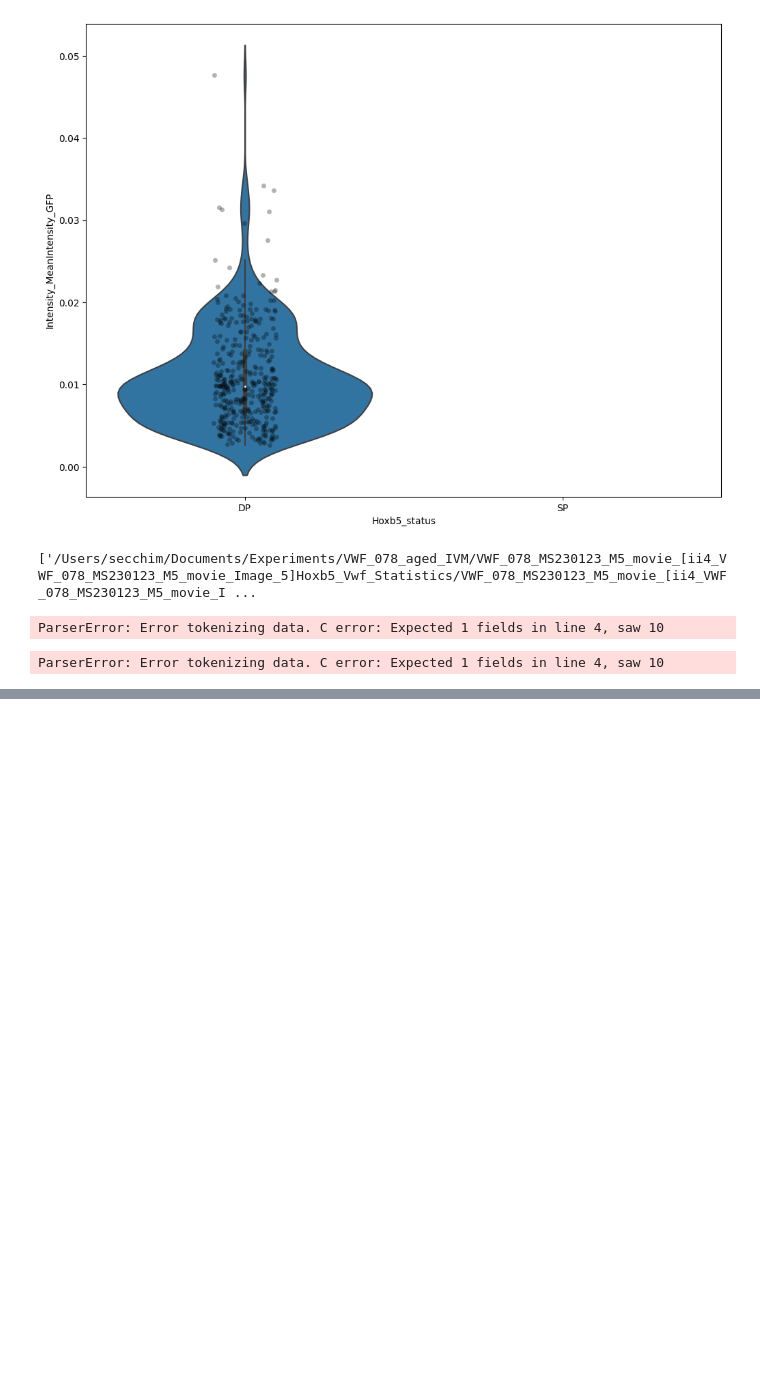
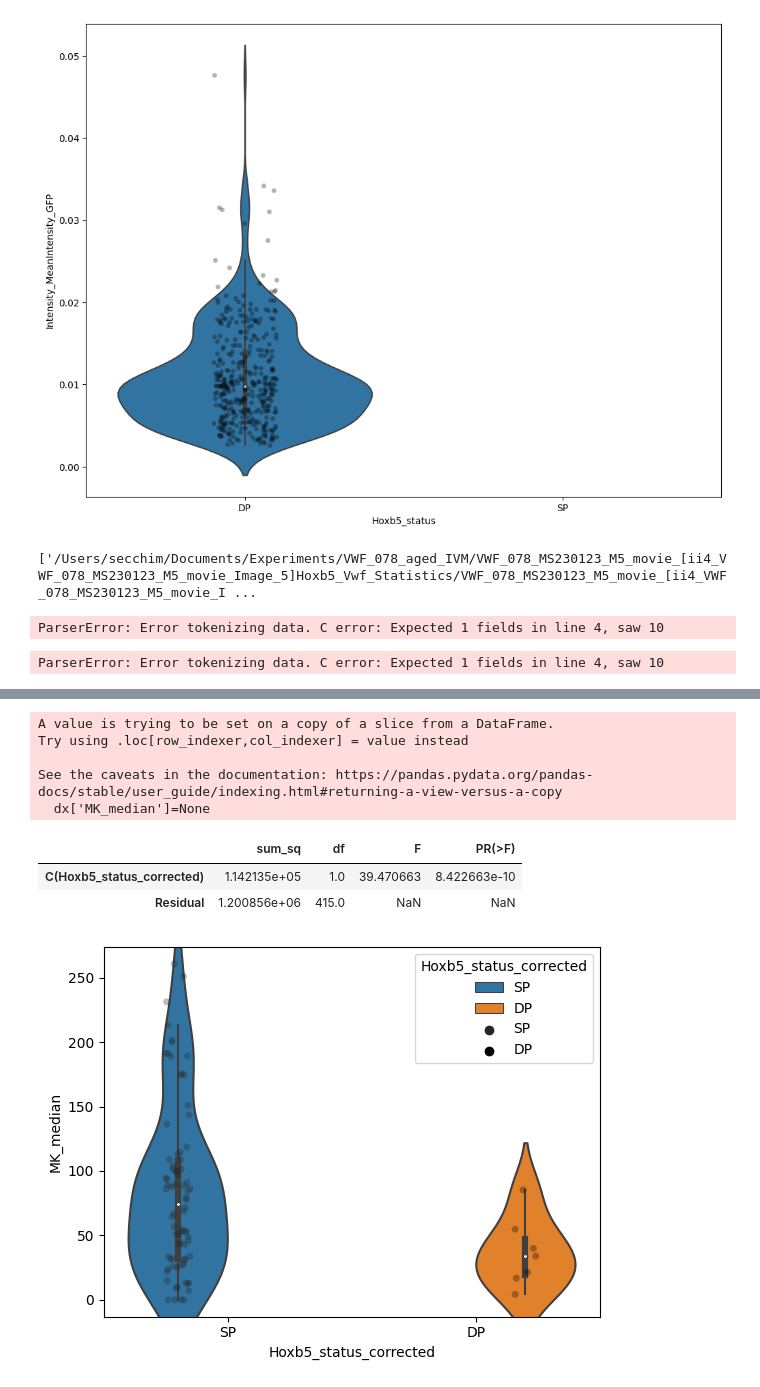
Before and after one commit to Mas515/Image_analysis, a Jupyter notebook: IVM_3D_trackplot_old.ipynb, the cells around one changed output, grey strips where cells are left out. Saved outputs shown, nothing was run; the diff lists cells and outputs as text; code cells hidden in the pictures; blank space fills up the shorter version.

```diff
--- a/IVM_3D_trackplot_old.ipynb
+++ b/IVM_3D_trackplot_old.ipynb
@@ -1022,0 +1074,70 @@ ParserError: Error tokenizing data. C error: Expected 1 fields in line 4, saw 10
+# %%
+#NEIGHBOURHOOD ANALYSIS
+
+
+import statistics
+import seaborn as sns
+
+
+data= pd.read_csv('/Users/secchim/Downloads/CellProfiler/movie_processing/old_movie_output12/combined_data_v12.csv', header = 0)
+data.dropna()
+count_DP=0
+
+#DP/SP Hoxb5_status
+Hoxb5_cells=[]
+Hoxb5Vwf_cells=[]
+
+# print(len(data))
+#CONSIDERS CELLS TO BE DP IF LABELLED AS DP IN 3 FRAMES MINIMUM
+#SHOULD PROBABLY BE DONE ON THE FINAL CELL_ID RATHER THAN TRACK ID
+grouped=data.groupby(['Final_Cell_ID'])
+# print(grouped)
+for i, newdf in grouped:
+    newdf=newdf[newdf['Hoxb5_status'] == 'DP']
+    # newdf=newdf[newdf['MK_distance']>2] #ADD THIS NEW LINE!!!!!!
+    count_DP=newdf.shape[0]
+    # print(count_DP)
+    # if count_DP > (len(newdf.index))/2:
+    if count_DP > 10:#was 3
+        Hoxb5Vwf_cells.append(i) #137
+# # print(Hoxb5Vwf_cells)
+    # dflist.append(newdf)
+# datax=pd.concat(dflist)
+
+Hoxb5Vwf_list=np.unique(Hoxb5Vwf_cells)
+print(Hoxb5Vwf_list)
+
+
+datax=data
+datax['Hoxb5_status_corrected']='SP'
+for i in datax.index:
+    if datax.loc[i,'Final_Cell_ID'] in Hoxb5Vwf_list:
+        datax.loc[i,'Hoxb5_status_corrected']='DP'
+
+
+dx=datax[['Final_Cell_ID', 'Hoxb5_status_corrected', 'Intensity_MinIntensity_DistanceTransformMK']]
+
+
+#maximum displacement
+dx['MK_median']=None
+grouped=dx.groupby(['Final_Cell_ID'])
+dflist=[]
+for i, newdf in grouped:
+    newdf['MK_median']=newdf['Intensity_MinIntensity_DistanceTransformMK'].median()
+    dflist.append(newdf)
+data=pd.concat(dflist)
+
+
+datab=data[['Final_Cell_ID', 'Hoxb5_status_corrected', 'MK_median']]
+dx=datab.drop_duplicates()
+print(dx['MK_median'])
+
+# #MK
+sns.violinplot(x=("Hoxb5_status_corrected"), hue='Hoxb5_status_corrected', y="MK_median", data=dx)
+sns.stripplot(x=("Hoxb5_status_corrected"),hue='Hoxb5_status_corrected', y="MK_median", data=dx, dodge=True, color='black', alpha=0.3)
+
+# perform one-way ANOVA for MK distance #could add time
+# model = ols('MK_count ~  C(Treatment)', data=dx).fit()
+model = ols('MK_median ~  C(Hoxb5_status_corrected)', data=data).fit()
+sm.stats.anova_lm(model, typ=2)
+# %% [output]
@@ -1022,0 +1163,9 @@ ParserError: Error tokenizing data. C error: Expected 1 fields in line 4, saw 10
+A value is trying to be set on a copy of a slice from a DataFrame.
+Try using .loc[row_indexer,col_indexer] = value instead
+
+See the caveats in the documentation: https://pandas.pydata.org/pandas-docs/stable/user_guide/indexing.html#returning-a-view-versus-a-copy
+  dx['MK_median']=None
+|  | sum_sq | df | F | PR(>F) |
+| C(Hoxb5_status_corrected) | 1.142135e+05 | 1.0 | 39.470663 | 8.422663e-10 |
+| Residual | 1.200856e+06 | 415.0 | NaN | NaN |
+[figure, added]
```
Also changed, not shown: parts of 20 cells of this notebook.
